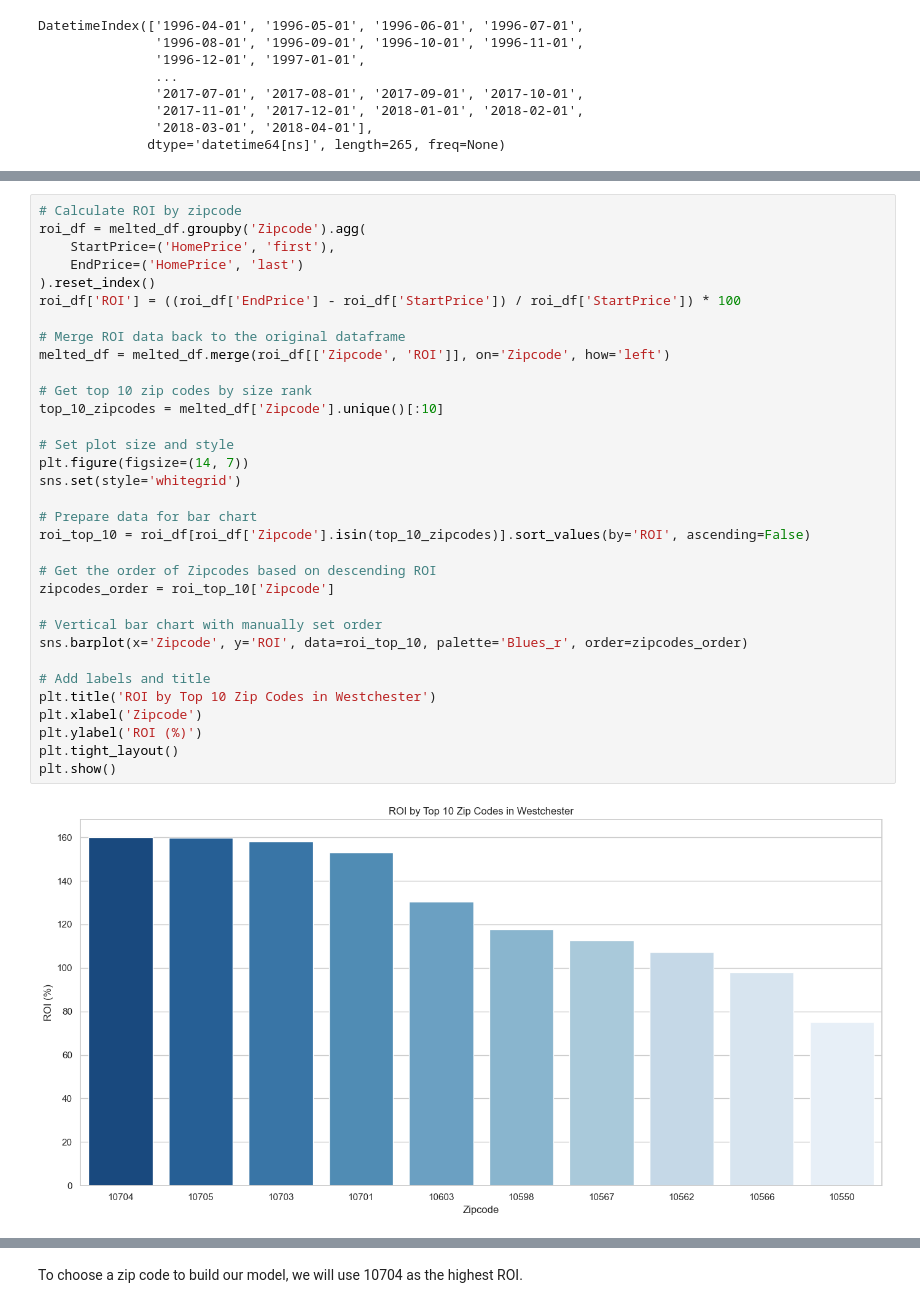
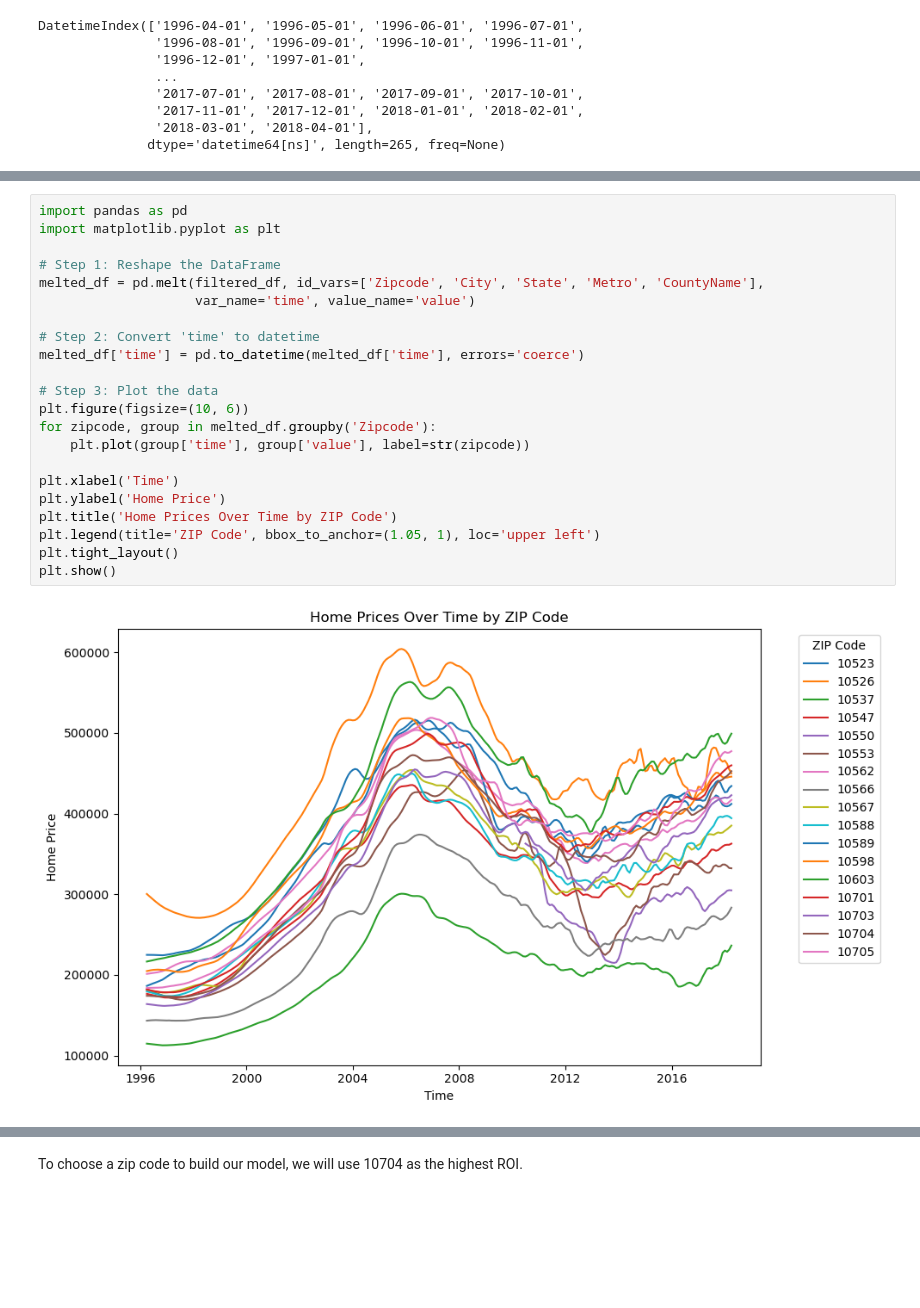
Before and after one commit to hannahdallas/zillow_time_series_model, a Jupyter notebook: notebook.ipynb, the cells around one changed output, grey strips where cells are left out. Drawn from its saved outputs; the diff is of its cells as text; blank space fills up the shorter version.

```diff
--- a/notebook.ipynb
+++ b/notebook.ipynb
@@ -304,35 +249,24 @@ dtype: int64
-# %%
-# Calculate ROI by zipcode
-roi_df = melted_df.groupby('Zipcode').agg(
-    StartPrice=('HomePrice', 'first'),
-    EndPrice=('HomePrice', 'last')
-).reset_index()
-roi_df['ROI'] = ((roi_df['EndPrice'] - roi_df['StartPrice']) / roi_df['StartPrice']) * 100
-
-# Merge ROI data back to the original dataframe
-melted_df = melted_df.merge(roi_df[['Zipcode', 'ROI']], on='Zipcode', how='left')
-
-# Get top 10 zip codes by size rank
-top_10_zipcodes = melted_df['Zipcode'].unique()[:10]
-
-# Set plot size and style
-plt.figure(figsize=(14, 7))
-sns.set(style='whitegrid')
-
-# Prepare data for bar chart
-roi_top_10 = roi_df[roi_df['Zipcode'].isin(top_10_zipcodes)].sort_values(by='ROI', ascending=False)
-
-# Get the order of Zipcodes based on descending ROI
-zipcodes_order = roi_top_10['Zipcode']
-
-# Vertical bar chart with manually set order
-sns.barplot(x='Zipcode', y='ROI', data=roi_top_10, palette='Blues_r', order=zipcodes_order)
-
-# Add labels and title
-plt.title('ROI by Top 10 Zip Codes in Westchester')
-plt.xlabel('Zipcode')
-plt.ylabel('ROI (%)')
-plt.tight_layout()
-plt.show()
-# %% [output]
-[figure, removed]
+# %%
+import pandas as pd
+import matplotlib.pyplot as plt
+
+# Step 1: Reshape the DataFrame
+melted_df = pd.melt(filtered_df, id_vars=['Zipcode', 'City', 'State', 'Metro', 'CountyName'],
+                    var_name='time', value_name='value')
+
+# Step 2: Convert 'time' to datetime
+melted_df['time'] = pd.to_datetime(melted_df['time'], errors='coerce')
+
+# Step 3: Plot the data
+plt.figure(figsize=(10, 6))
+for zipcode, group in melted_df.groupby('Zipcode'):
+    plt.plot(group['time'], group['value'], label=str(zipcode))
+
+plt.xlabel('Time')
+plt.ylabel('Home Price')
+plt.title('Home Prices Over Time by ZIP Code')
+plt.legend(title='ZIP Code', bbox_to_anchor=(1.05, 1), loc='upper left')
+plt.tight_layout()
+plt.show()
+# %% [output]
+[figure, added]
```
Also changed, not shown: parts of 40 cells of this notebook.
